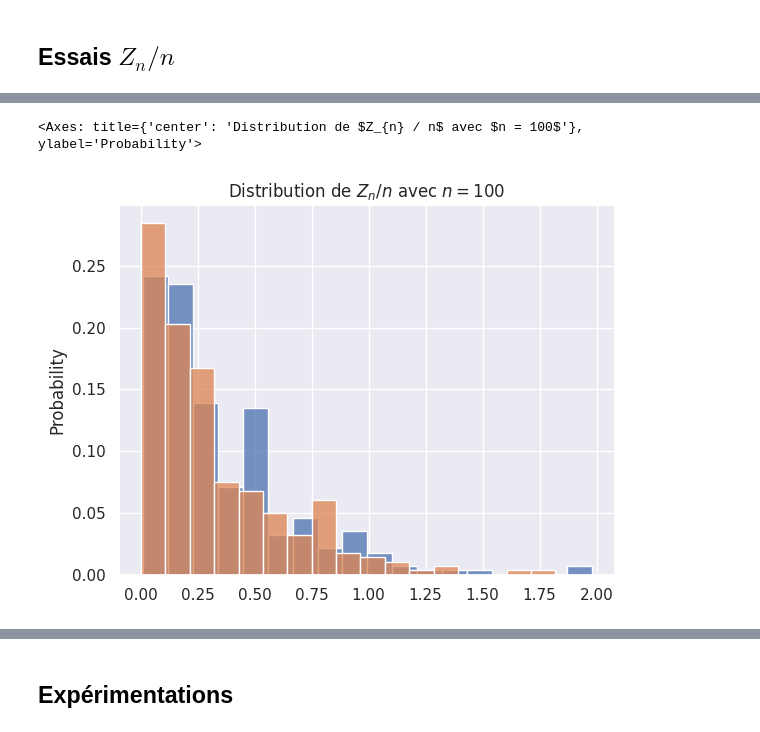
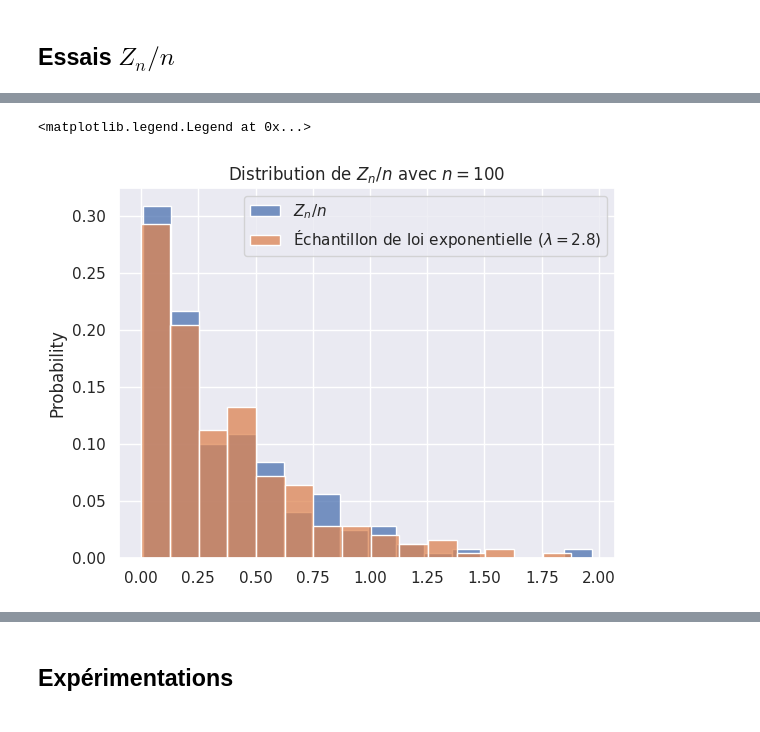
Before and after one commit to Ab2nour/epidemic-simulation, a Jupyter notebook: src/notebooks/galton-watson.ipynb, the cells around one changed output, grey strips where cells are left out. Drawn from its saved outputs; the diff is of its cells as text; code cells hidden in the pictures.

```diff
--- a/src/notebooks/galton-watson.ipynb
+++ b/src/notebooks/galton-watson.ipynb
@@ -278,5 +189,5 @@ np.sum(simu_poisson1 > 0)
 # %%
-zn_sup_zero = simu_poisson1[simu_poisson1 > 0]
+zn_sup_zero = simulations[simulations > 0]
 # %%
 plt.title("Distribution des $Z_n$ avec $Z_n > 0$")
 plt.hist(zn_sup_zero)
@@ -309,7 +209,10 @@ plt.hist(echantillon_expo, alpha=0.5)
 # %%
 plt.title(f"Distribution de $Z_{{n}} / n$ avec $n = 100$")
-sns.histplot(zn_sup_zero / nb_epoques, stat="probability")
-sns.histplot(echantillon_expo, stat="probability")
+sns.histplot(zn_sup_zero / nb_epoques, stat="probability", label="$Z_n / n$")
+sns.histplot(echantillon_expo, stat="probability",
+             label=f"Échantillon de loi exponentielle ($\\lambda = {lambda_estime: 0.2}$)")
+
+plt.legend()
 # %% [output]
-<Axes: title={'center': 'Distribution de $Z_{n} / n$ avec $n = 100$'}, ylabel='Probability'>
+<matplotlib.legend.Legend at 0x...>
-[figure, old version]
+[figure, new version]
```
Also changed, not shown: parts of 21 cells of this notebook.
